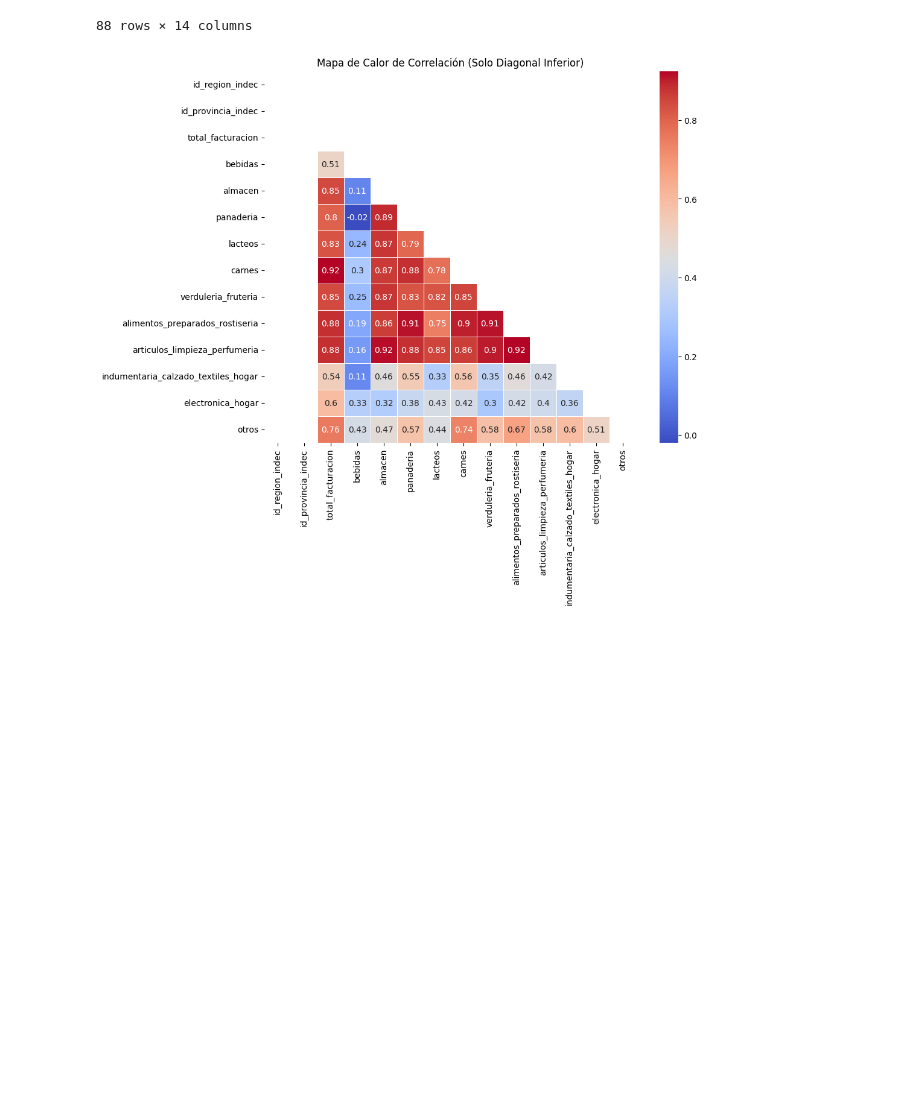
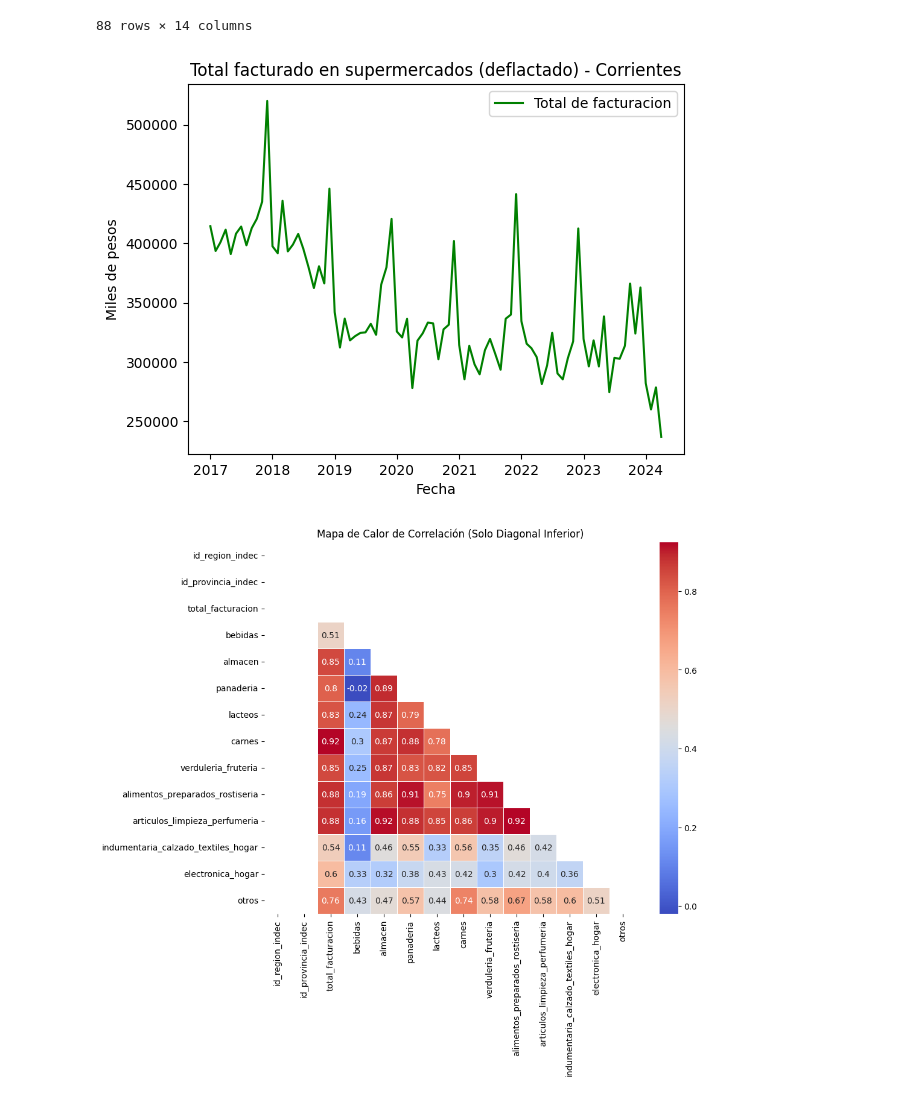
Before and after one commit to gastonbenitez2001/diplomatura_unne, a Jupyter notebook: trabajo_diplo/prueba_corrientes.ipynb, the cells around one changed output. Saved outputs shown, nothing was run; the diff lists cells and outputs as text; code cells hidden in the pictures; blank space fills up the shorter version.

```diff
--- a/trabajo_diplo/prueba_corrientes.ipynb
+++ b/trabajo_diplo/prueba_corrientes.ipynb
@@ -32,6 +32,15 @@ df
 | 2024-03-01 | 5 | 18 | 278499.605630 | 40508.564606 | 64335.807035 | 10739.438047 | 22244.751275 | 31853.385039 | ... |
 | 2024-04-01 | 5 | 18 | 236734.573009 | 30501.956960 | 55401.993836 | 10137.874875 | 18997.233903 | 30646.311485 | ... |
 88 rows × 14 columns
+# %%
+plt.plot(df['total_facturacion'],label='Total de facturacion', color = "green")
+plt.title('Total facturado en supermercados (deflactado) - Corrientes')
+plt.xlabel('Fecha')
+plt.ylabel('Miles de pesos')
+plt.legend()
+plt.show()
+# %% [output]
+[figure, added]
 # %%
 # Calcular la matriz de correlación
 corr_matrix = df.corr()
```
Also changed, not shown: parts of 10 cells of this notebook, 3 other files.
